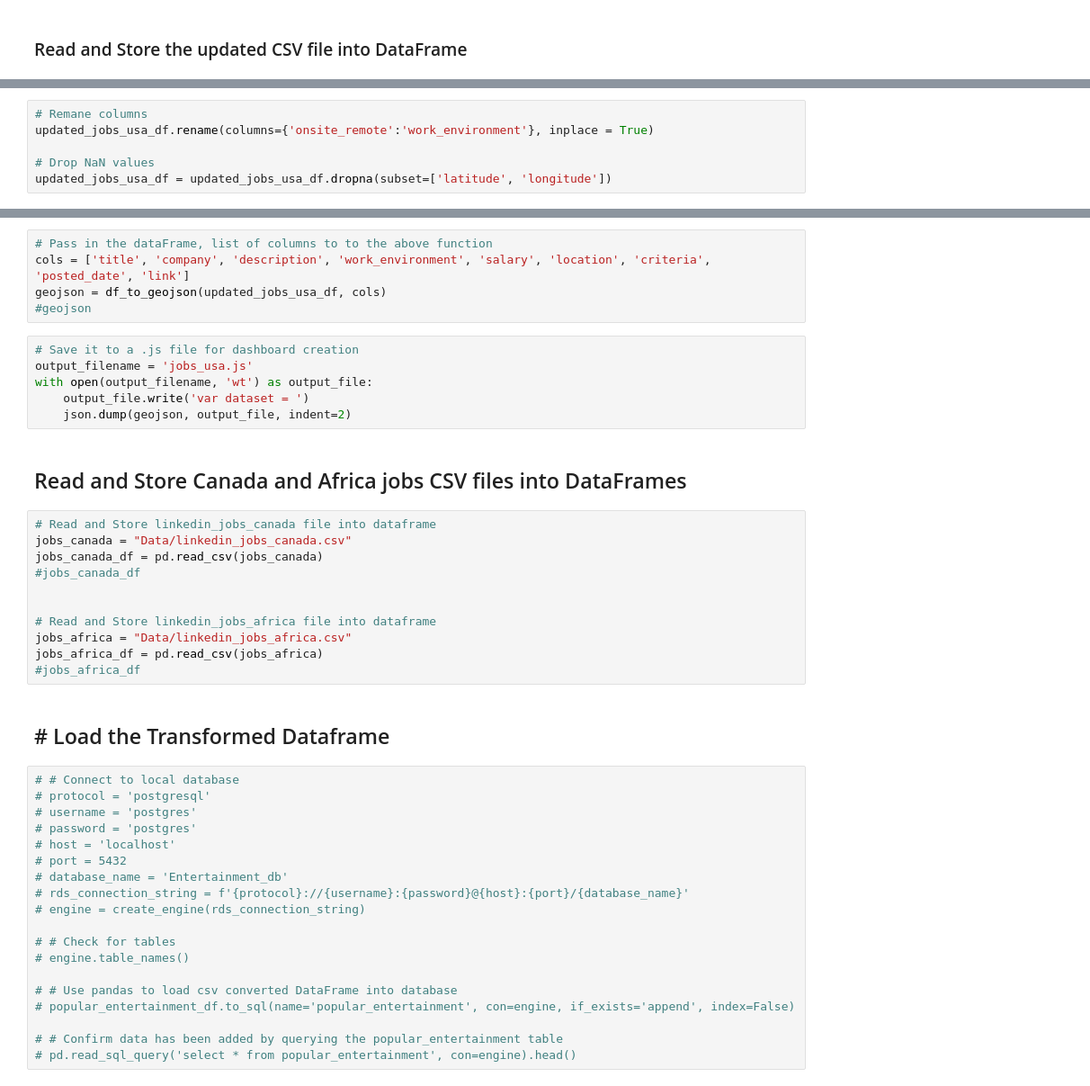
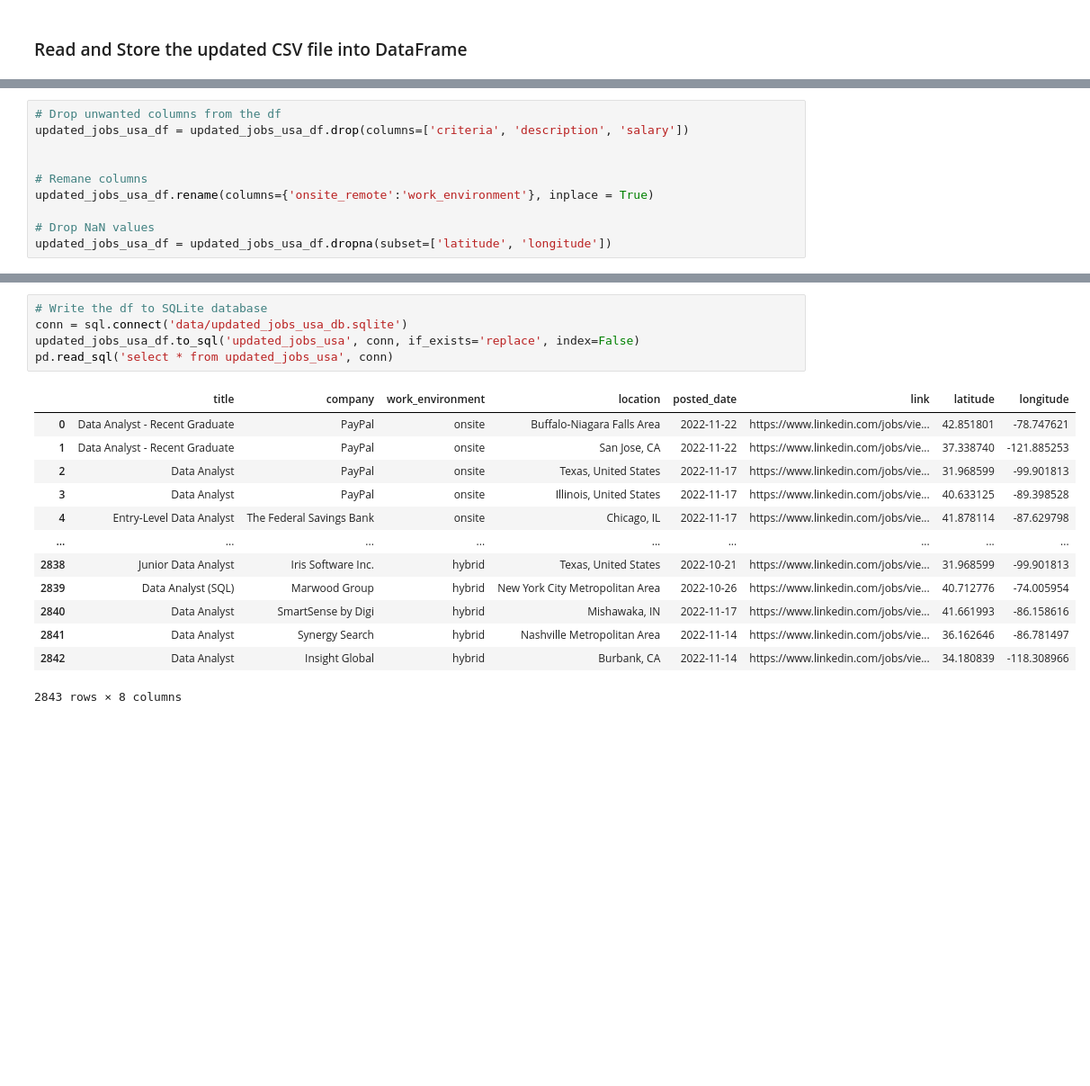
Before and after one commit to hadamzz/Data_Science_Analytics_Job_Data_Visualization_Dashboard, a Jupyter notebook: jobs.ipynb, the cells around one changed output, grey strips where cells are left out. Shown: that part at 90% size. Cells and saved outputs as stored; diff of their text form; blank space fills up the shorter version.

```diff
--- a/jobs.ipynb
+++ b/jobs.ipynb
@@ -174,4 +184,8 @@ updated_jobs_usa_df
 # %%
+# Drop unwanted columns from the df
+updated_jobs_usa_df = updated_jobs_usa_df.drop(columns=['criteria', 'description', 'salary'])
+
+
 # Remane columns
 updated_jobs_usa_df.rename(columns={'onsite_remote':'work_environment'}, inplace = True)
 
@@ -240,45 +209,19 @@ def df_to_geojson(df, properties, lat='latitude', lon='longitude'):
-# %%
-# Pass in the dataFrame, list of columns to to the above function
-cols = ['title', 'company', 'description', 'work_environment', 'salary', 'location', 'criteria', 'posted_date', 'link']
-geojson = df_to_geojson(updated_jobs_usa_df, cols)
-#geojson
-# %%
-# Save it to a .js file for dashboard creation
-output_filename = 'jobs_usa.js'
-with open(output_filename, 'wt') as output_file:
-    output_file.write('var dataset = ')
-    json.dump(geojson, output_file, indent=2)
-# %% [markdown]
-## Read and Store Canada and Africa jobs CSV files into DataFrames
-# %%
-# Read and Store linkedin_jobs_canada file into dataframe
-jobs_canada = "Data/linkedin_jobs_canada.csv"
-jobs_canada_df = pd.read_csv(jobs_canada)
-#jobs_canada_df
-
-
-# Read and Store linkedin_jobs_africa file into dataframe
-jobs_africa = "Data/linkedin_jobs_africa.csv"
-jobs_africa_df = pd.read_csv(jobs_africa)
-#jobs_africa_df
-# %% [markdown]
-## # Load the Transformed Dataframe
-# %%
-# # Connect to local database
-# protocol = 'postgresql'
-# username = 'postgres'
-# password = 'postgres'
-# host = 'localhost'
-# port = 5432
-# database_name = 'Entertainment_db'
-# rds_connection_string = f'{protocol}://{username}:{password}@{host}:{port}/{database_name}'
-# engine = create_engine(rds_connection_string)
-
-# # Check for tables
-# engine.table_names()
-
-# # Use pandas to load csv converted DataFrame into database
-# popular_entertainment_df.to_sql(name='popular_entertainment', con=engine, if_exists='append', index=False)
-
-# # Confirm data has been added by querying the popular_entertainment table
-# pd.read_sql_query('select * from popular_entertainment', con=engine).head()
+# %%
+# Write the df to SQLite database
+conn = sql.connect('data/updated_jobs_usa_db.sqlite')
+updated_jobs_usa_df.to_sql('updated_jobs_usa', conn, if_exists='replace', index=False)
+pd.read_sql('select * from updated_jobs_usa', conn)
+# %% [output]
+|  | title | company | work_environment | location | posted_date | link | latitude | longitude |
+| 0 | Data Analyst - Recent Graduate | PayPal | onsite | Buffalo-Niagara Falls Area | 2022-11-22 | https://www.linkedin.com/jobs/vie... | 42.851801 | -78.747621 |
+| 1 | Data Analyst - Recent Graduate | PayPal | onsite | San Jose, CA | 2022-11-22 | https://www.linkedin.com/jobs/vie... | 37.338740 | -121.885253 |
+| 2 | Data Analyst | PayPal | onsite | Texas, United States | 2022-11-17 | https://www.linkedin.com/jobs/vie... | 31.968599 | -99.901813 |
+| 3 | Data Analyst | PayPal | onsite | Illinois, United States | 2022-11-17 | https://www.linkedin.com/jobs/vie... | 40.633125 | -89.398528 |
+| 4 | Entry-Level Data Analyst | The Federal Savings Bank | onsite | Chicago, IL | 2022-11-17 | https://www.linkedin.com/jobs/vie... | 41.878114 | -87.629798 |
+| ... | ... | ... | ... | ... | ... | ... | ... | ... |
+| 2838 | Junior Data Analyst | Iris Software Inc. | hybrid | Texas, United States | 2022-10-21 | https://www.linkedin.com/jobs/vie... | 31.968599 | -99.901813 |
+| 2839 | Data Analyst (SQL) | Marwood Group | hybrid | New York City Metropolitan Area | 2022-10-26 | https://www.linkedin.com/jobs/vie... | 40.712776 | -74.005954 |
+| 2840 | Data Analyst | SmartSense by Digi | hybrid | Mishawaka, IN | 2022-11-17 | https://www.linkedin.com/jobs/vie... | 41.661993 | -86.158616 |
+| 2841 | Data Analyst | Synergy Search | hybrid | Nashville Metropolitan Area | 2022-11-14 | https://www.linkedin.com/jobs/vie... | 36.162646 | -86.781497 |
+| 2842 | Data Analyst | Insight Global | hybrid | Burbank, CA | 2022-11-14 | https://www.linkedin.com/jobs/vie... | 34.180839 | -118.308966 |
+2843 rows × 8 columns
```
Also changed, not shown: parts of 7 cells of this notebook, 7 other files.
